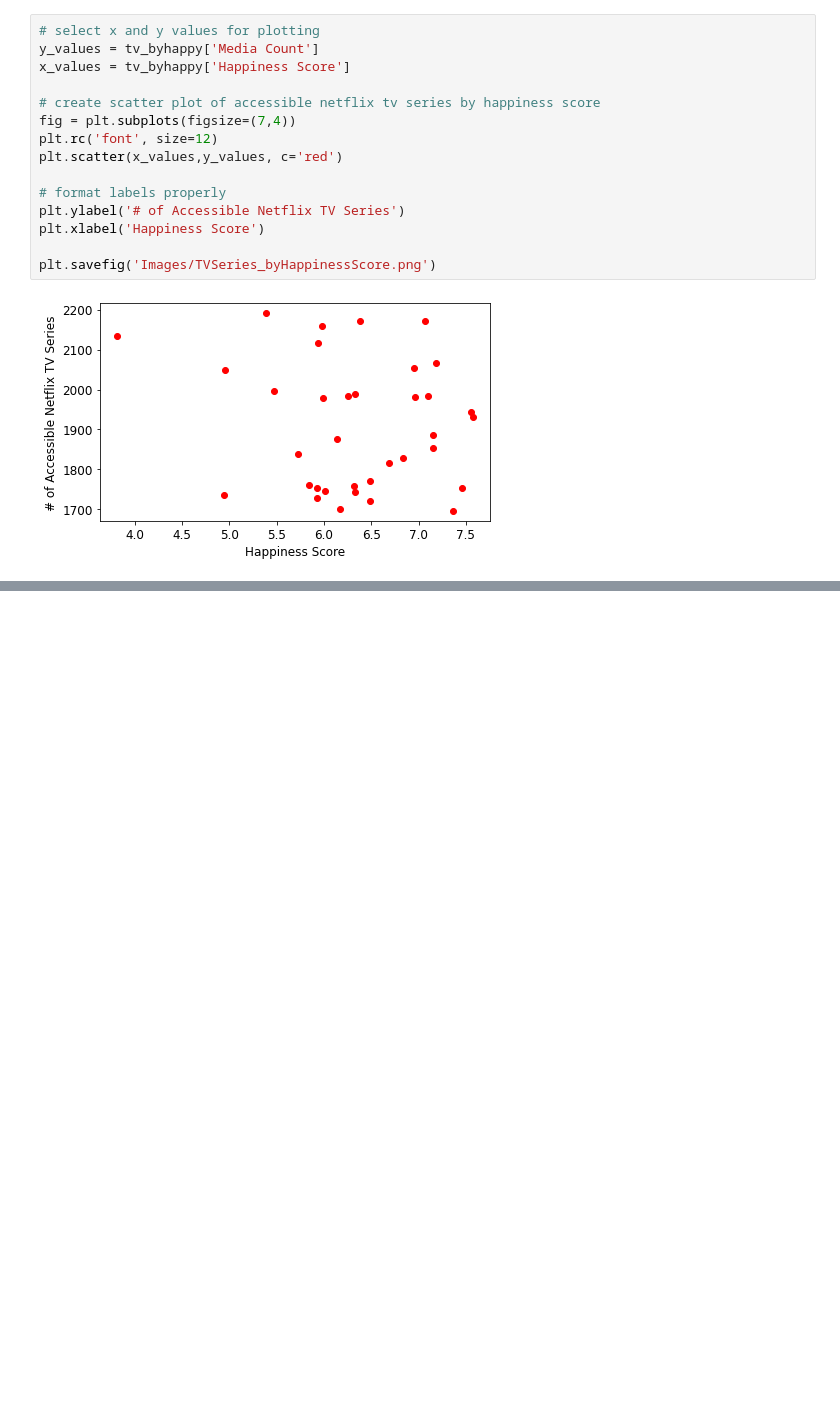
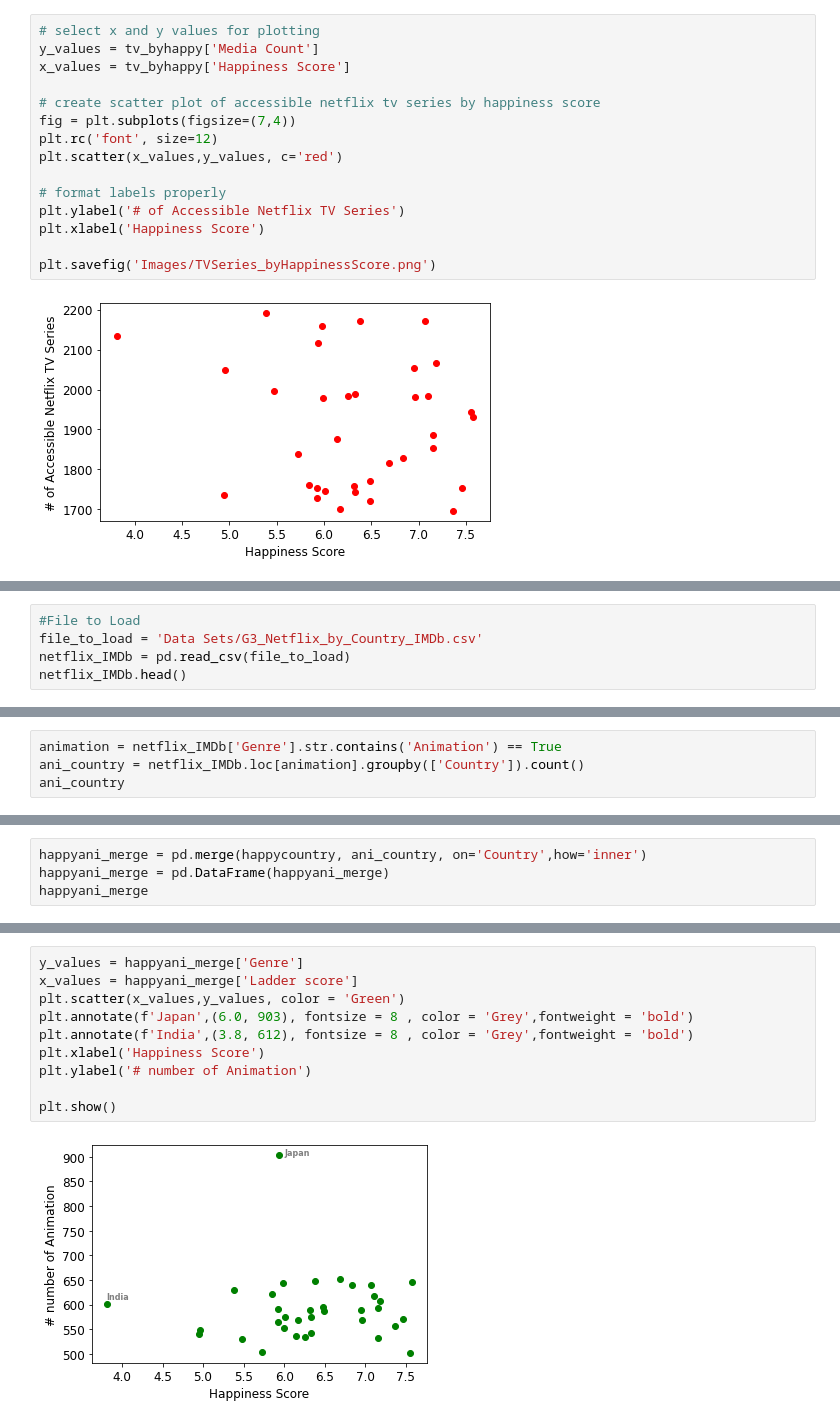
Before and after one commit to adamholcomb/Python-Media-Happiness-Analysis, a Jupyter notebook: HappinessIndex.ipynb, the cells around one changed output, grey strips where cells are left out. Drawn from its saved outputs; the diff is of its cells as text; blank space fills up the shorter version.

```diff
--- a/HappinessIndex.ipynb
+++ b/HappinessIndex.ipynb
@@ -171,0 +202,5 @@ plt.savefig('Images/TVSeries_byHappinessScore.png')
+# %%
+#File to Load
+file_to_load = 'Data Sets/G3_Netflix_by_Country_IMDb.csv'
+netflix_IMDb = pd.read_csv(file_to_load)
+netflix_IMDb.head()
@@ -171,0 +309,4 @@ plt.savefig('Images/TVSeries_byHappinessScore.png')
+# %%
+animation = netflix_IMDb['Genre'].str.contains('Animation') == True
+ani_country = netflix_IMDb.loc[animation].groupby(['Country']).count()
+ani_country
@@ -171,0 +336,4 @@ plt.savefig('Images/TVSeries_byHappinessScore.png')
+# %%
+happyani_merge = pd.merge(happycountry, ani_country, on='Country',how='inner')
+happyani_merge = pd.DataFrame(happyani_merge)
+happyani_merge
@@ -171,0 +358,12 @@ plt.savefig('Images/TVSeries_byHappinessScore.png')
+# %%
+y_values = happyani_merge['Genre']
+x_values = happyani_merge['Ladder score']
+plt.scatter(x_values,y_values, color = 'Green')
+plt.annotate(f'Japan',(6.0, 903), fontsize = 8 , color = 'Grey',fontweight = 'bold')
+plt.annotate(f'India',(3.8, 612), fontsize = 8 , color = 'Grey',fontweight = 'bold')
+plt.xlabel('Happiness Score')
+plt.ylabel('# number of Animation')
+
+plt.show()
+# %% [output]
+[figure, added]
```
Also changed, not shown: parts of 12 cells of this notebook, 2 other files.
